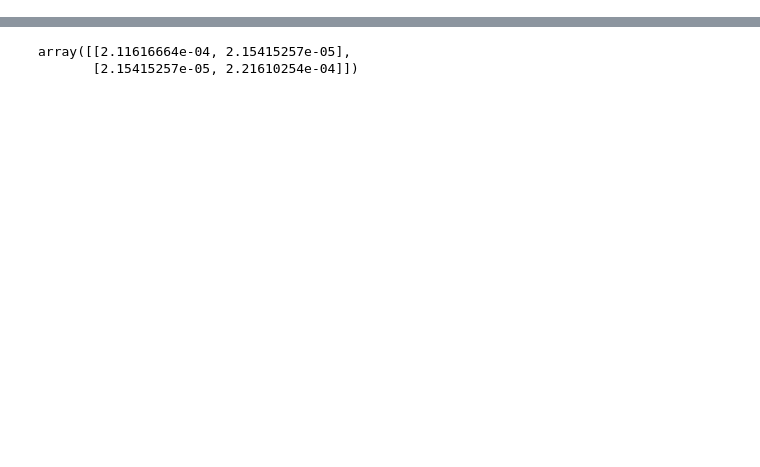
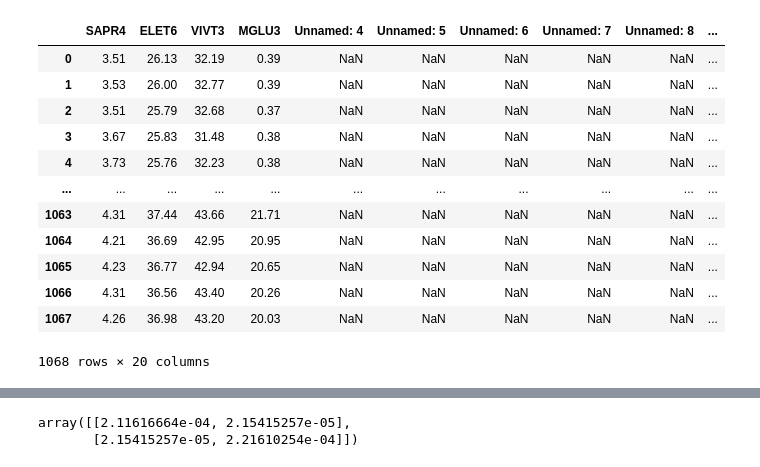
Before and after one commit to brunompasini/HackaItau, a Jupyter notebook: Hacka/n-ativos.ipynb, the cells around one changed output, grey strips where cells are left out. Cells and saved outputs as stored; diff of their text form; code cells hidden in the pictures; blank space fills up the shorter version.

```diff
--- a/Hacka/n-ativos.ipynb
+++ b/Hacka/n-ativos.ipynb
@@ -56,3 +78,19 @@ def minimize_vol(rp, e_r, cov, eps = 0.0001, alpha= 0.01):
+# %%
+dados
+# %% [output]
+|  | SAPR4 | ELET6 | VIVT3 | MGLU3 | Unnamed: 4 | Unnamed: 5 | Unnamed: 6 | Unnamed: 7 | Unnamed: 8 | ... |
+| 0 | 3.51 | 26.13 | 32.19 | 0.39 | NaN | NaN | NaN | NaN | NaN | ... |
+| 1 | 3.53 | 26.00 | 32.77 | 0.39 | NaN | NaN | NaN | NaN | NaN | ... |
+| 2 | 3.51 | 25.79 | 32.68 | 0.37 | NaN | NaN | NaN | NaN | NaN | ... |
+| 3 | 3.67 | 25.83 | 31.48 | 0.38 | NaN | NaN | NaN | NaN | NaN | ... |
+| 4 | 3.73 | 25.76 | 32.23 | 0.38 | NaN | NaN | NaN | NaN | NaN | ... |
+| ... | ... | ... | ... | ... | ... | ... | ... | ... | ... | ... |
+| 1063 | 4.31 | 37.44 | 43.66 | 21.71 | NaN | NaN | NaN | NaN | NaN | ... |
+| 1064 | 4.21 | 36.69 | 42.95 | 20.95 | NaN | NaN | NaN | NaN | NaN | ... |
+| 1065 | 4.23 | 36.77 | 42.94 | 20.65 | NaN | NaN | NaN | NaN | NaN | ... |
+| 1066 | 4.31 | 36.56 | 43.40 | 20.26 | NaN | NaN | NaN | NaN | NaN | ... |
+| 1067 | 4.26 | 36.98 | 43.20 | 20.03 | NaN | NaN | NaN | NaN | NaN | ... |
+1068 rows × 20 columns
 # %%
 dados = pd.read_csv("dados_ajustados.csv", decimal= ",", delimiter =";", index_col="Data")
 retornos = dados.pct_change().dropna()
```
Also changed, not shown: parts of 7 cells of this notebook.
